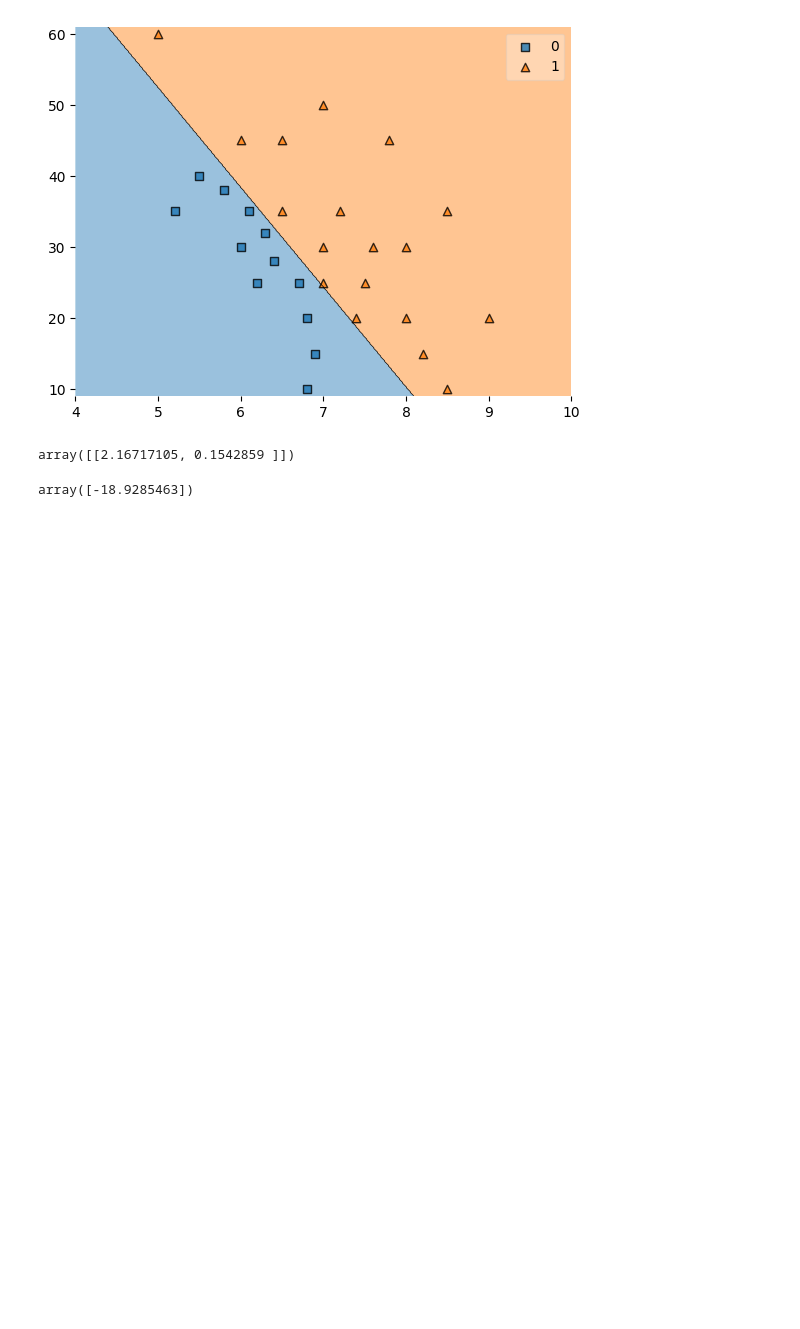
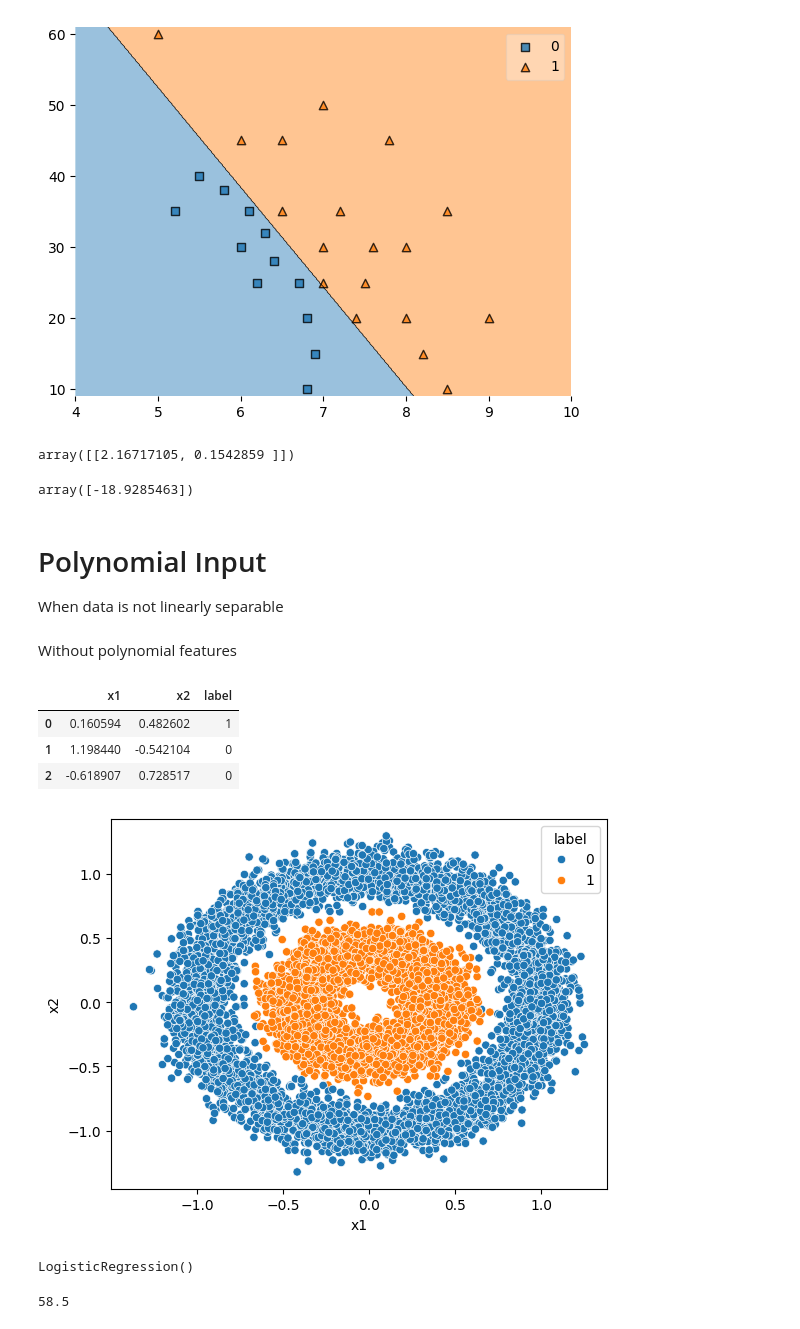
Before and after one commit to jaskiratbudhmaan-ship-it/LocalRepo, a Jupyter notebook: Machine_Learning2.ipynb, the cells around one changed output. Cells and saved outputs as stored; diff of their text form; code cells hidden in the pictures; blank space fills up the shorter version.

```diff
--- a/Machine_Learning2.ipynb
+++ b/Machine_Learning2.ipynb
@@ -448,3 +448,26 @@ array([[2.16717105, 0.1542859 ]])
 lr.intercept_
 # %% [output]
 array([-18.9285463])
+# %% [markdown]
+# Polynomial Input
+When data is not linearly separable
+# %% [markdown]
+Without polynomial features
+# %%
+import numpy as np
+import pandas as pd
+import seaborn as sns
+import matplotlib.pyplot as plt
+dataset = pd.read_csv("nonlinear_data_circles.csv")
+# %%
+dataset.head(3)
+# %% [output]
+|  | x1 | x2 | label |
+| 0 | 0.160594 | 0.482602 | 1 |
+| 1 | 1.198440 | -0.542104 | 0 |
+| 2 | -0.618907 | 0.728517 | 0 |
+# %%
+sns.scatterplot(x="x1",y="x2",data=dataset,hue="label")
+plt.show()
+# %% [output]
+[figure, added]
@@ -450,0 +480,10 @@ array([-18.9285463])
+# %%
+from sklearn.linear_model import LogisticRegression
+lr = LogisticRegression()
+lr.fit(x_train,y_train)
+# %% [output]
+LogisticRegression()
+# %%
+lr.score(x_test,y_test)*100
+# %% [output]
+58.5
```
Also changed, not shown: parts of 67 cells of this notebook.
